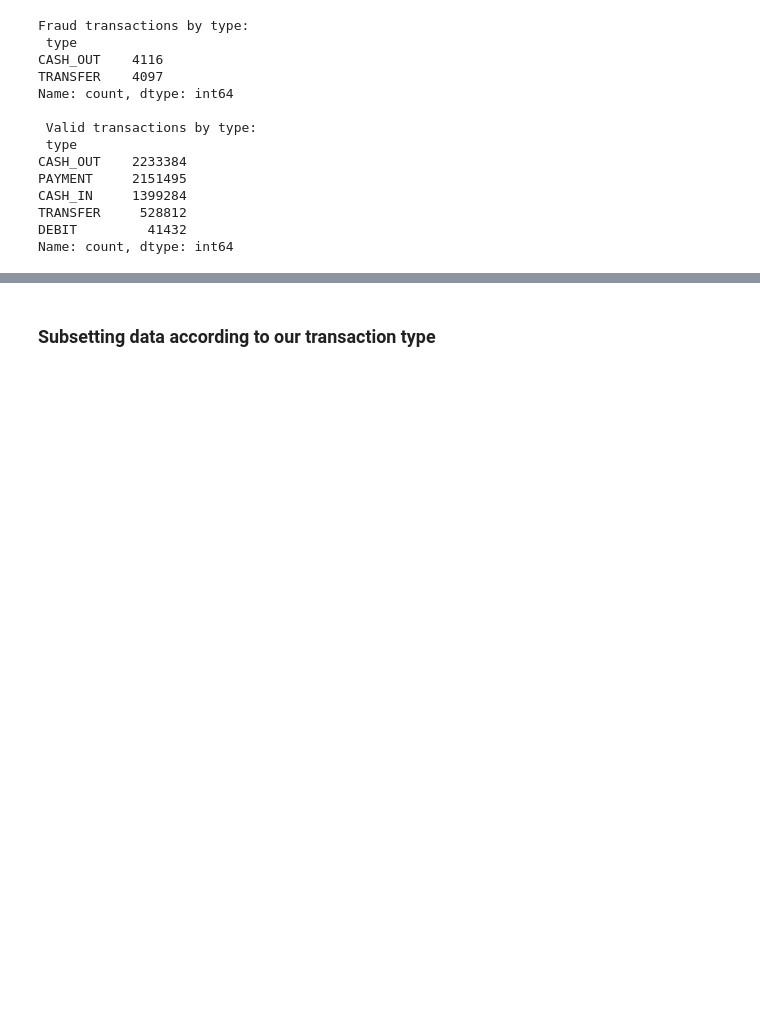
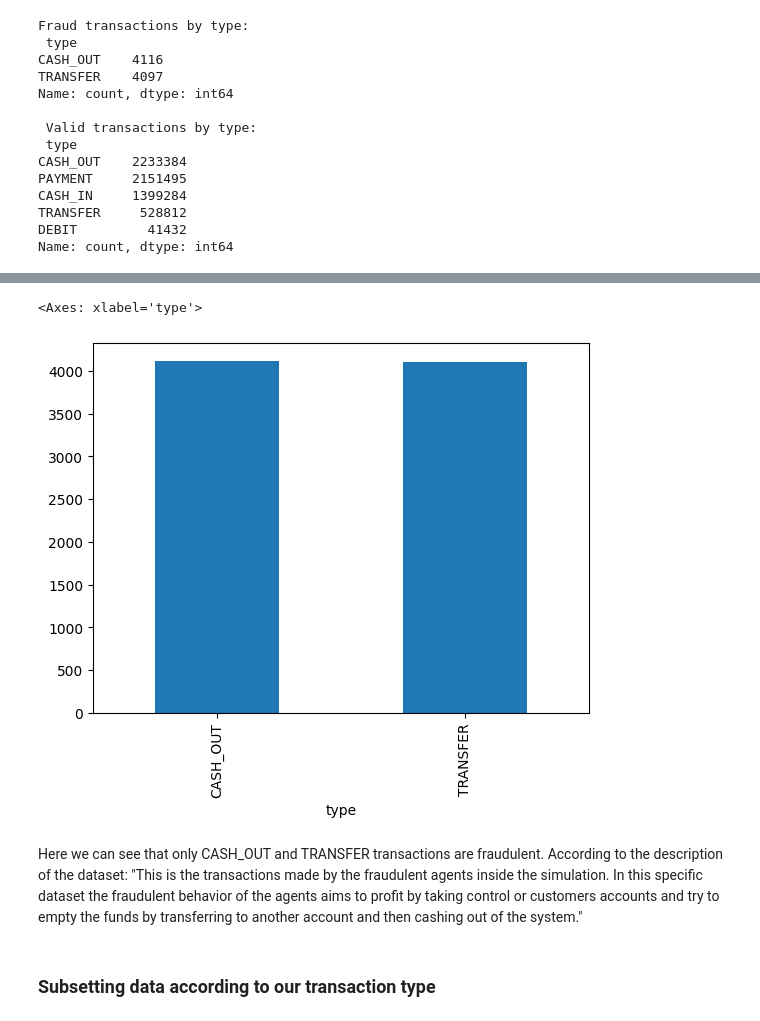
Before and after one commit to leopers/MSPredict, a Jupyter notebook: notebooks/EDA.ipynb, the cells around one changed output, grey strips where cells are left out. Cells and saved outputs as stored; diff of their text form; code cells hidden in the pictures; blank space fills up the shorter version.

```diff
--- a/notebooks/EDA.ipynb
+++ b/notebooks/EDA.ipynb
@@ -127,2 +135,9 @@ Here we can see that only CASH_OUT and TRANSFER transactions are fraudulent
+# %%
+new_dataset[new_dataset['isFraud'] == 1].type.value_counts().plot(kind='bar')
+# %% [output]
+<Axes: xlabel='type'>
+[figure, added]
+# %% [markdown]
+Here we can see that only CASH_OUT and TRANSFER transactions are fraudulent. According to the description of the dataset: "This is the transactions made by the fraudulent agents inside the simulation. In this specific dataset the fraudulent behavior of the agents aims to profit by taking control or customers accounts and try to empty the funds by transferring to another account and then cashing out of the system."
 # %% [markdown]
 ### Subsetting data according to our transaction type
```
Also changed, not shown: parts of 3 cells of this notebook, 1 other file.
